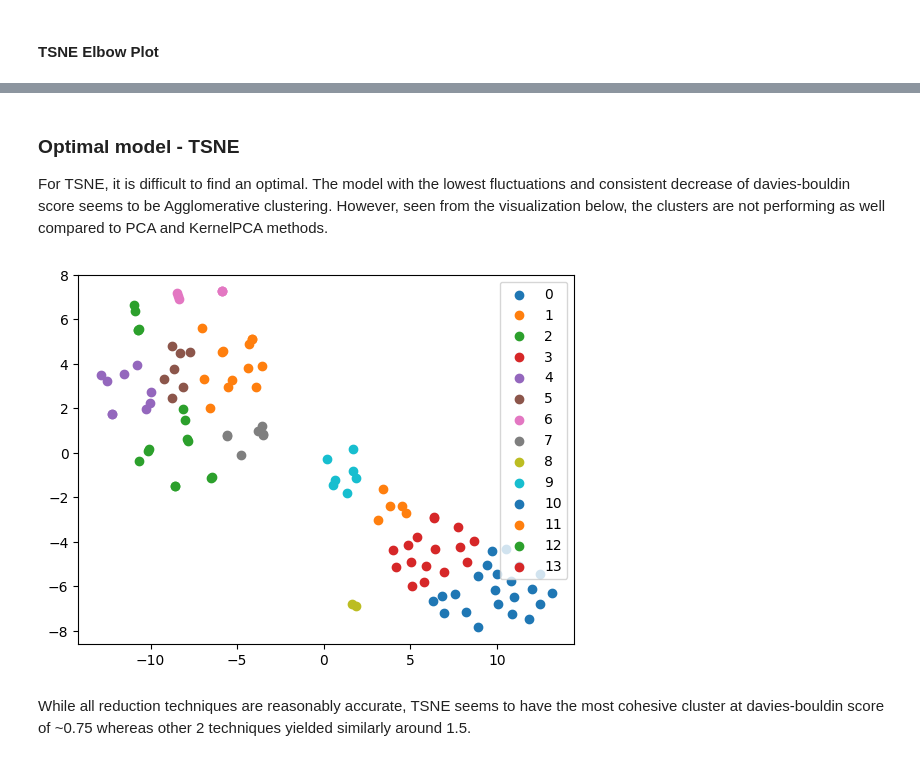
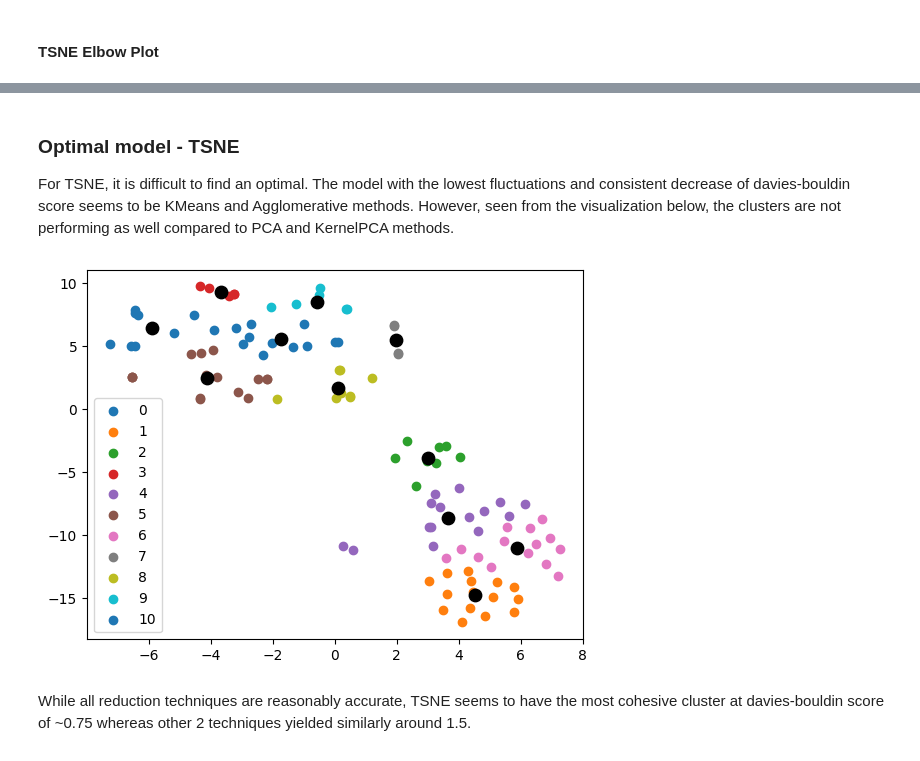
Before and after one commit to JohnKang0720/course_recommender, a Jupyter notebook: recommendation.ipynb, the cells around one changed output, grey strips where cells are left out. Cells and saved outputs as stored; diff of their text form; code cells hidden in the pictures.

```diff
--- a/recommendation.ipynb
+++ b/recommendation.ipynb
@@ -300,7 +297,9 @@ def return_optimal(optimal, param):
 
     #Cluster plot
     for i in u_labels:
-        plt.scatter(param[label == i , 0] , param[label == i , 1] , label = i)
+        x = param[label == i , 0]
+        y = param[label == i , 1]
+        plt.scatter(x,y , label = i)
 
     #Centroids
     if type(optimal).__name__ == "KMeans":
@@ -359,11 +363,11 @@ pca_search(pca_description_3)
 # %% [markdown]
 ### Optimal model - TSNE
 
-For TSNE, it is difficult to find an optimal. The model with the lowest fluctuations and consistent decrease of davies-bouldin score seems to be Agglomerative clustering. However, seen from the visualization below, the clusters are not performing as well compared to PCA and KernelPCA methods.
+For TSNE, it is difficult to find an optimal. The model with the lowest fluctuations and consistent decrease of davies-bouldin score seems to be KMeans and Agglomerative methods. However, seen from the visualization below, the clusters are not performing as well compared to PCA and KernelPCA methods.
 # %%
-kmeans_3, with_label_3 = return_optimal(AgglomerativeClustering(n_clusters=14, linkage="ward"), pca_description_3)
+kmeans_3, with_label_3 = return_optimal(KMeans(n_clusters=11, init="k-means++"), pca_description_3)
 # %% [output]
-[figure, old version]
+[figure, new version]
 # %% [markdown]
 While all reduction techniques are reasonably accurate, TSNE seems to have the most cohesive cluster at davies-bouldin score of ~0.75 whereas other 2 techniques yielded similarly around 1.5.
 # %% [markdown]
```
Also changed, not shown: parts of 33 cells of this notebook, 1 other file.
